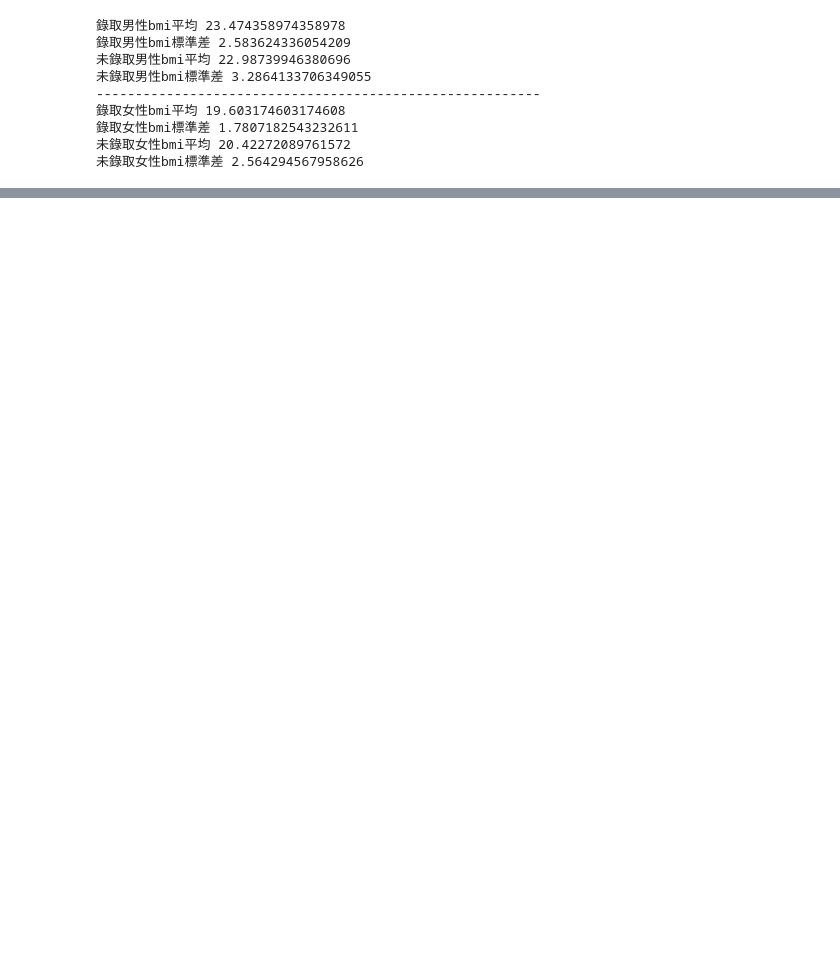
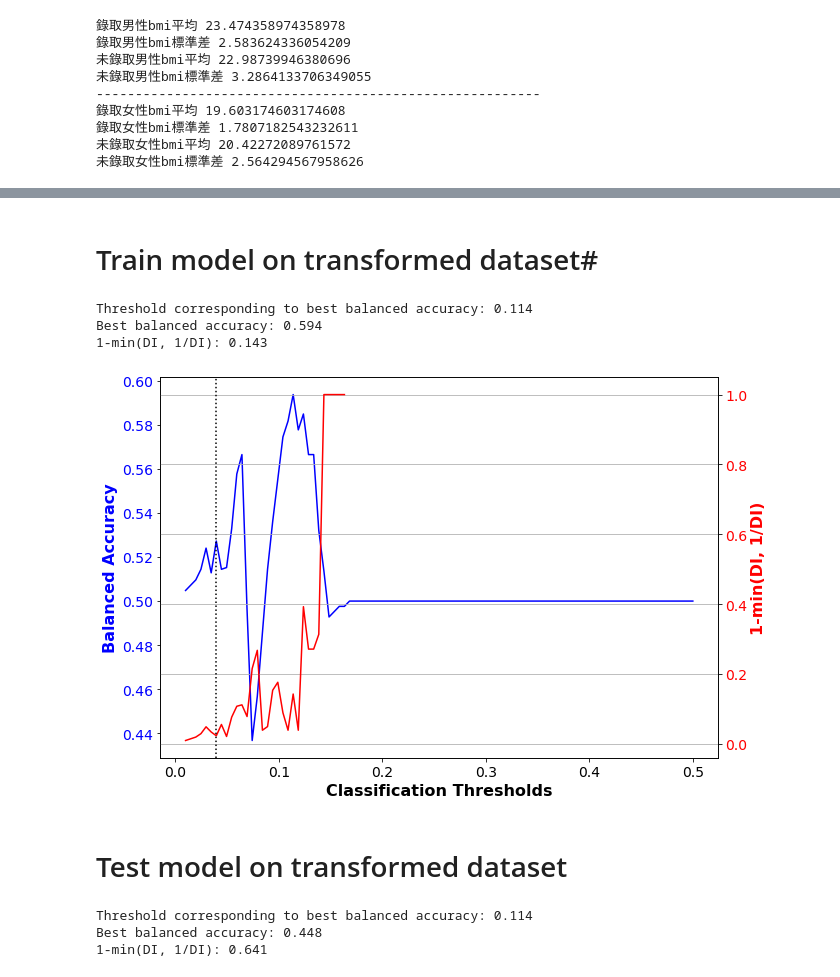
Before and after one commit to vandoris/myProject, a Jupyter notebook: recruit_mitigate.ipynb, the cells around one changed output, grey strips where cells are left out. Drawn from its saved outputs; the diff is of its cells as text; code cells hidden in the pictures; blank space fills up the shorter version.

```diff
--- a/recruit_mitigate.ipynb
+++ b/recruit_mitigate.ipynb
@@ -583,0 +798,2 @@ df['age'] = df['age'].astype(int)
+# %% [markdown]
+# Train model on transformed dataset#
@@ -583,0 +804,19 @@ df['age'] = df['age'].astype(int)
+# %%
+acc_metrics_transf, bal_acc_arr_transf, disp_imp_arr_transf, dataset_pred_labels_transf = \
+get_best_bal_acc_cutoff(y_pred_prob=y_validate_pred_prob_transf, dataset=df_orig_val)
+# %%
+print('Threshold corresponding to best balanced accuracy:', acc_metrics_transf.loc['thresh_arr_best', 0].round(3))
+print('Best balanced accuracy:', acc_metrics_transf.loc['best_bal_acc', 0].round(3))
+print('1-min(DI, 1/DI):', get_disparity_index(acc_metrics_transf.loc['disp_imp_at_best_bal_acc', 0]).round(3))
+# %% [output]
+Threshold corresponding to best balanced accuracy: 0.114
+Best balanced accuracy: 0.594
+1-min(DI, 1/DI): 0.143
+# %%
+plot_acc_vs_fairness(get_disparity_index(np.array(disp_imp_arr_transf)), \
+  '1-min(DI, 1/DI)', bal_acc_arr_transf, \
+  acc_metrics_orig.loc['thresh_arr_best_ind', 0].astype(int))
+# %% [output]
+[figure, added]
+# %% [markdown]
+# Test model on transformed dataset
@@ -583,0 +829,8 @@ df['age'] = df['age'].astype(int)
+# %%
+print('Threshold corresponding to best balanced accuracy:', acc_metrics_transf.loc['thresh_arr_best', 0].round(3))
+print('Best balanced accuracy:', get_bal_acc(classified_metric_transf).round(3))
+print('1-min(DI, 1/DI):', get_disparity_index(metric_pred_transf.disparate_impact()).round(3))
+# %% [output]
+Threshold corresponding to best balanced accuracy: 0.114
+Best balanced accuracy: 0.448
+1-min(DI, 1/DI): 0.641
```
Also changed, not shown: parts of 44 cells of this notebook.
